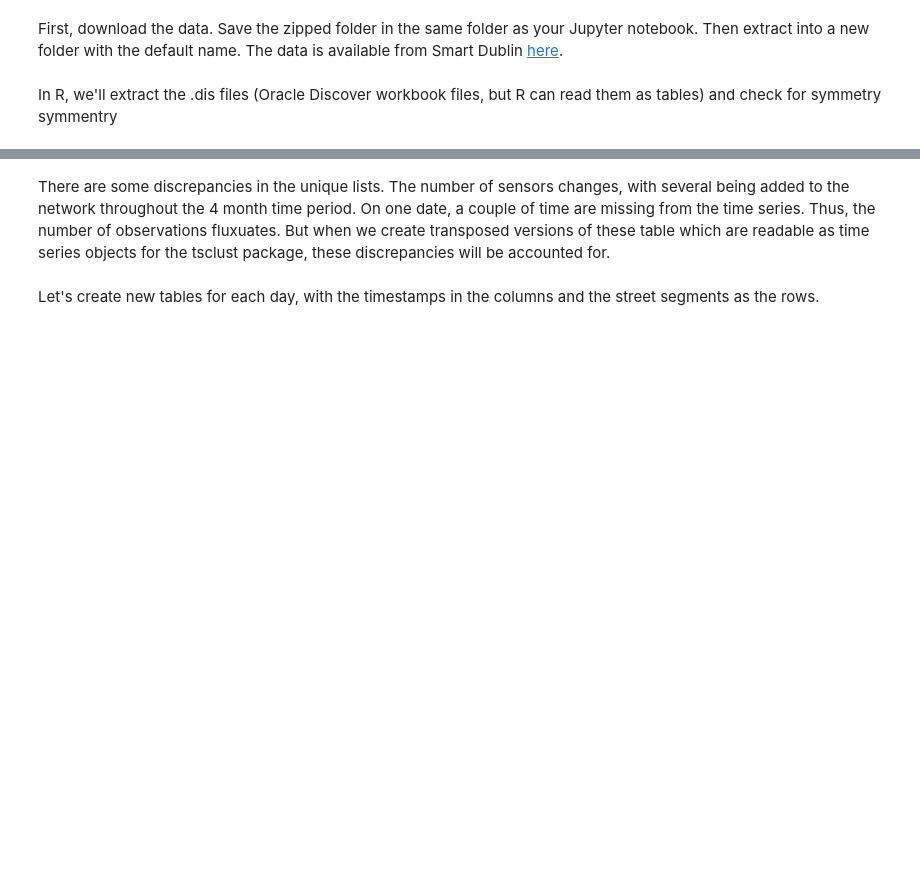
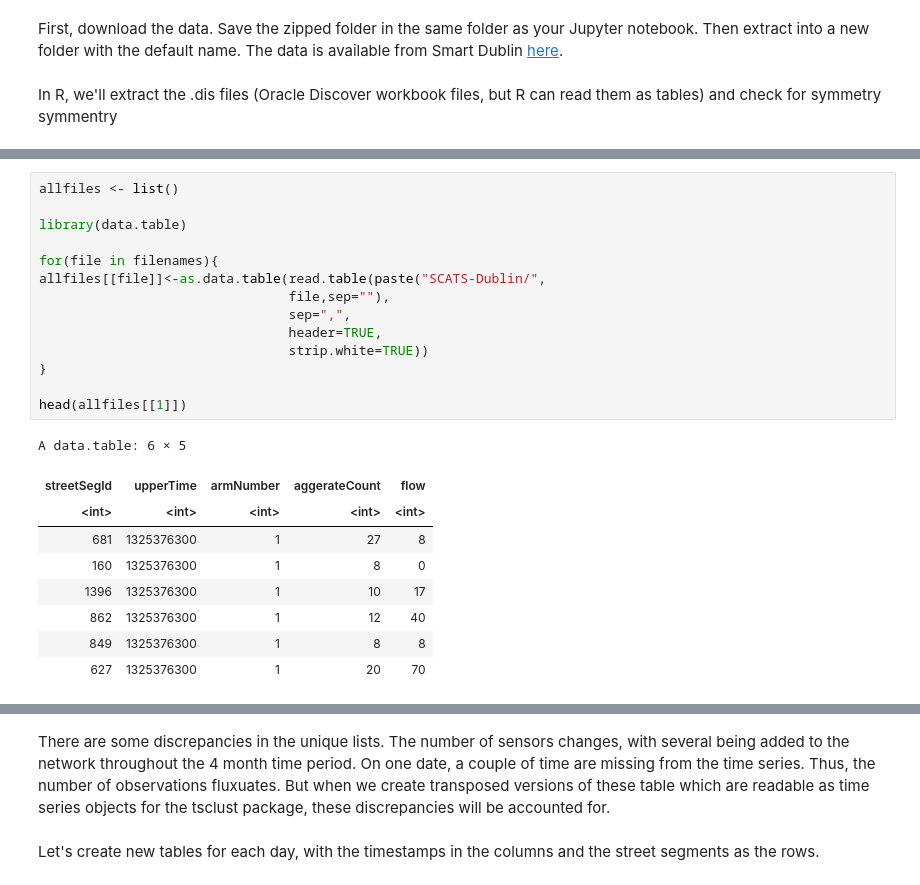
Before and after one commit to samstehle/samstehle.github.io, a Jupyter notebook: code/DublinTrafficClustering.ipynb, the cells around one changed output, grey strips where cells are left out. Drawn from its saved outputs; the diff is of its cells as text; blank space fills up the shorter version.

```diff
--- a/code/DublinTrafficClustering.ipynb
+++ b/code/DublinTrafficClustering.ipynb
@@ -31 +32,25 @@ character(0)
+# %%
+allfiles <- list()
+
+library(data.table)
+
+for(file in filenames){
+allfiles[[file]]<-as.data.table(read.table(paste("SCATS-Dublin/",
+                                file,sep=""),
+                                sep=",",
+                                header=TRUE,
+                                strip.white=TRUE))
+}
+
+head(allfiles[[1]])
+# %% [output]
+A data.table: 6 × 5
+| streetSegId | upperTime | armNumber | aggerateCount | flow |
+| <int> | <int> | <int> | <int> | <int> |
+| 681 | 1325376300 | 1 | 27 | 8 |
+| 160 | 1325376300 | 1 | 8 | 0 |
+| 1396 | 1325376300 | 1 | 10 | 17 |
+| 862 | 1325376300 | 1 | 12 | 40 |
+| 849 | 1325376300 | 1 | 8 | 8 |
+| 627 | 1325376300 | 1 | 20 | 70 |
 # %%
```
Also changed, not shown: parts of 18 cells of this notebook, 7 other files.
